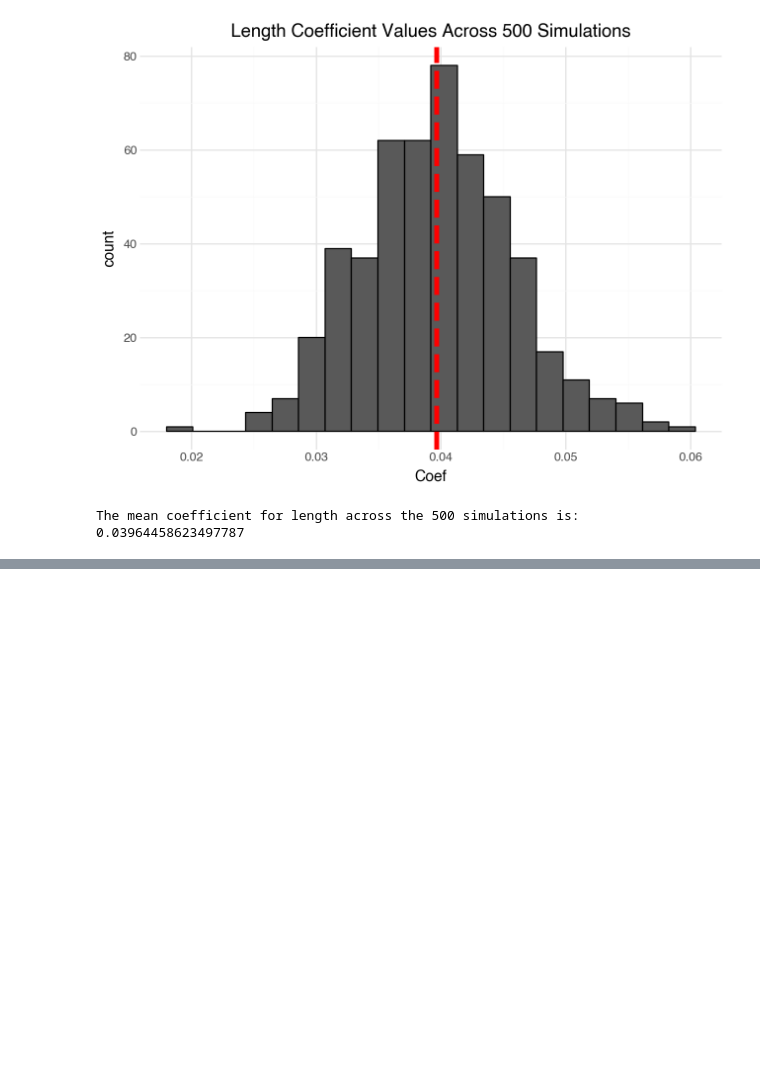
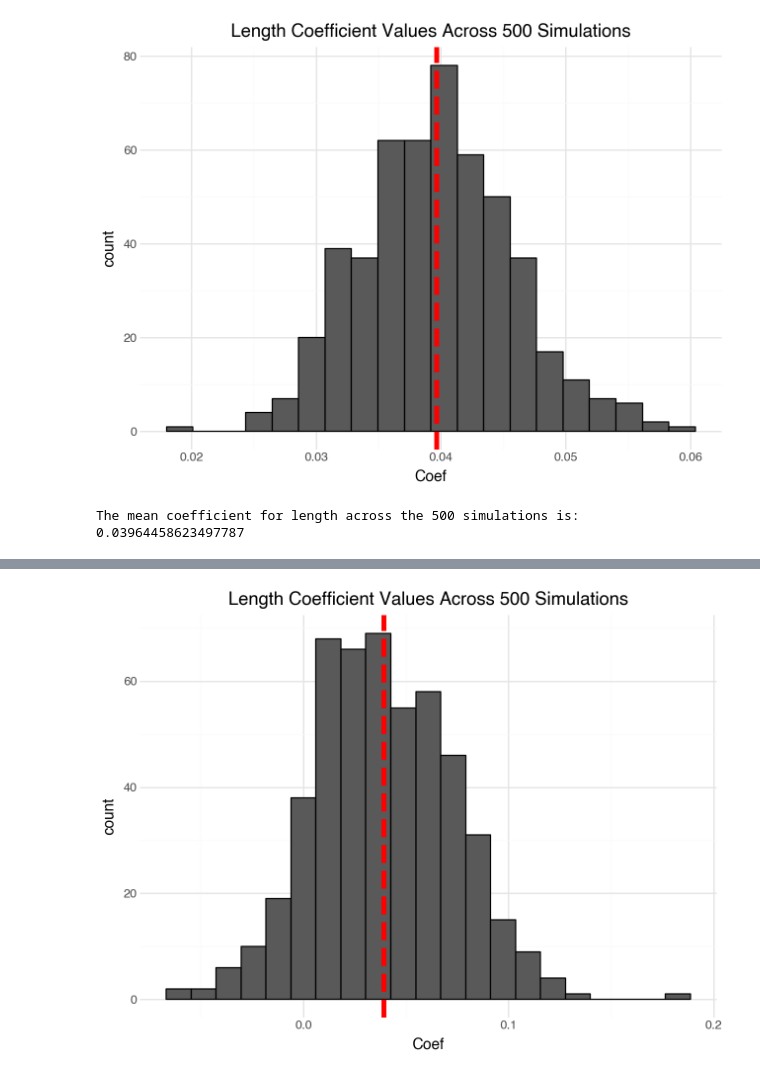
Before and after one commit to amperry01/CPSC392-Data-Science, a Jupyter notebook: LinearRegression_I.ipynb, the cells around one changed output, grey strips where cells are left out. Drawn from its saved outputs; the diff is of its cells as text; code cells hidden in the pictures; blank space fills up the shorter version.

```diff
--- a/LinearRegression_I.ipynb
+++ b/LinearRegression_I.ipynb
@@ -532,0 +540,12 @@ coef_df2["simulation_no"] = sorted(list(range(0,500))*2)
+# %%
+# plot the coefficients and EXPLORE! ----
+
+### YOUR CODE HERE ###
+coef_only = coef_df2["Names"] == "length"
+(ggplot(coef_df2.loc[coef_only], aes(x = "Coef")) +
+geom_histogram(color = "black") +
+geom_vline(xintercept = coef_df2.loc[coef_only, "Coef"].mean(), color = "red", linetype = "dashed", size = 2) +
+labs(title = "Length Coefficient Values Across 500 Simulations") +
+theme_minimal())
+# %% [output]
+[figure, added]
```
Also changed, not shown: parts of 14 cells of this notebook.
